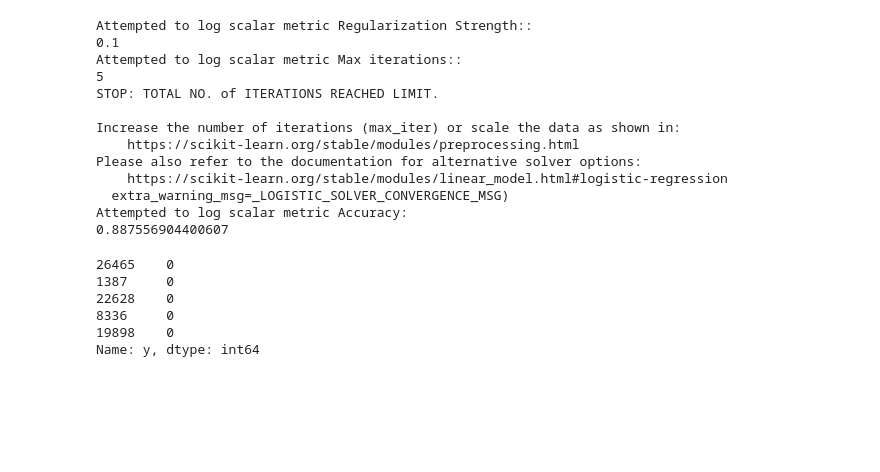
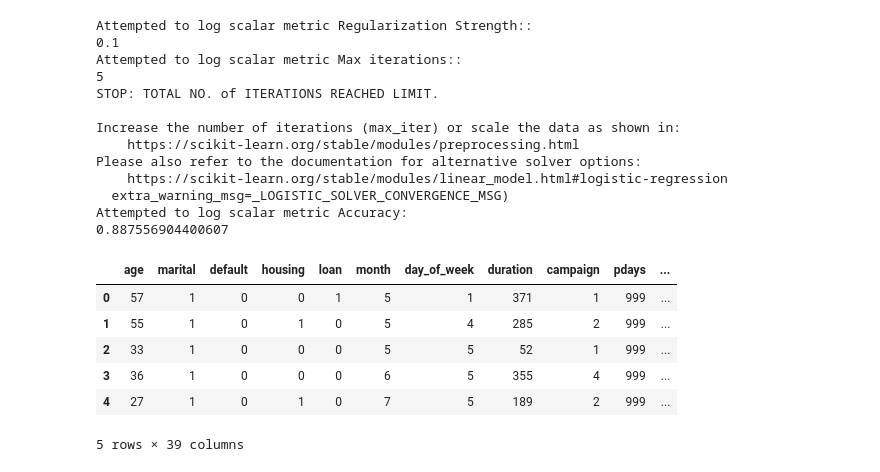
Before and after one commit to bhattajo/AzureML, a Jupyter notebook: udacity-project.ipynb, the cells around one changed output. Drawn from its saved outputs; the diff is of its cells as text; code cells hidden in the pictures; blank space fills up the shorter version.

```diff
--- a/udacity-project.ipynb
+++ b/udacity-project.ipynb
@@ -157,17 +155,19 @@ Attempted to log scalar metric Accuracy:
 # %%
 from train import clean_data
 from sklearn.model_selection import train_test_split
 # Use the clean_data function to clean your data.
 x, y = clean_data(ds)
-x_train,x_test,y_train,y_test = train_test_split(x,y,test_size=0.2, random_state=42)
-y_train.head()
+#x_train,x_test,y_train,y_test = train_test_split(x,y,test_size=0.2, random_state=42)
+#x_train.head()
+x.head()
 # %% [output]
+|  | age | marital | default | housing | loan | month | day_of_week | duration | campaign | pdays | ... |
+| 0 | 57 | 1 | 0 | 0 | 1 | 5 | 1 | 371 | 1 | 999 | ... |
+| 1 | 55 | 1 | 0 | 1 | 0 | 5 | 4 | 285 | 2 | 999 | ... |
+| 2 | 33 | 1 | 0 | 0 | 0 | 5 | 5 | 52 | 1 | 999 | ... |
+| 3 | 36 | 1 | 0 | 0 | 0 | 6 | 5 | 355 | 4 | 999 | ... |
+| 4 | 27 | 1 | 0 | 1 | 0 | 7 | 5 | 189 | 2 | 999 | ... |
-26465    0
-1387     0
-22628    0
-8336     0
-19898    0
-Name: y, dtype: int64
+5 rows × 39 columns
 # %%
 from azureml.train.automl import AutoMLConfig
 
```
Also changed, not shown: parts of 4 cells of this notebook.
